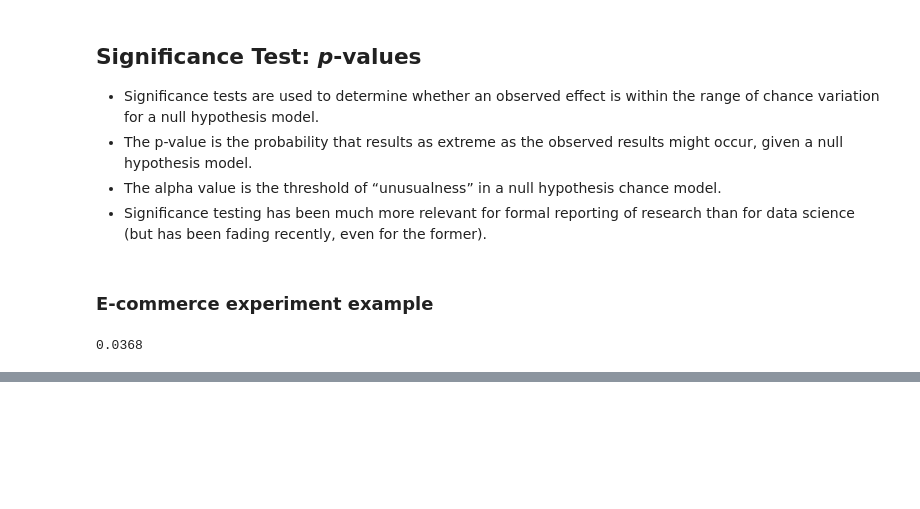
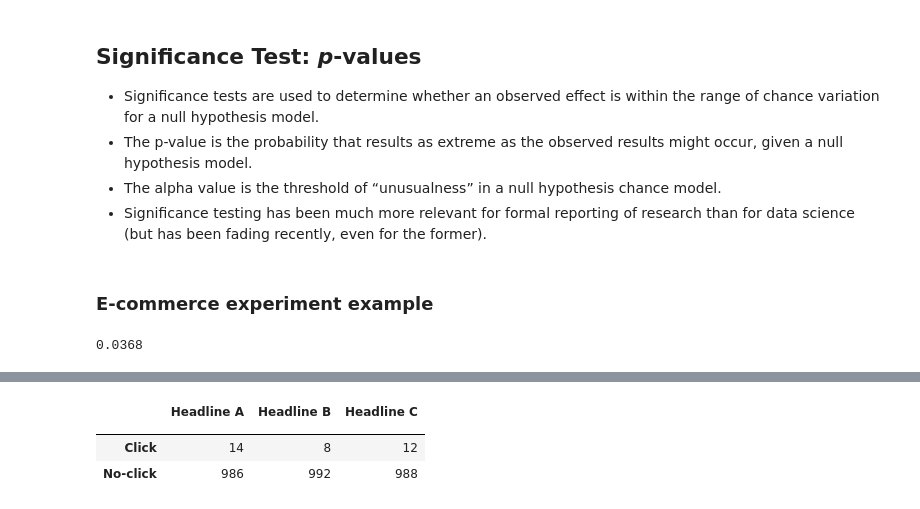
Before and after one commit to matuneville/practical-statistics-book, a Jupyter notebook: src/03-Stat_Experiments_&_Significance_Testing/chapter_03_py.ipynb, the cells around one changed output, grey strips where cells are left out. Cells and saved outputs as stored; diff of their text form; code cells hidden in the pictures; blank space fills up the shorter version.

```diff
--- a/src/03-Stat_Experiments_&_Significance_Testing/chapter_03_py.ipynb
+++ b/src/03-Stat_Experiments_&_Significance_Testing/chapter_03_py.ipynb
@@ -161,0 +232,14 @@ Taking a 0.05 threshold value (_alpha_), our _p_-value was greater, and we canno
+# %%
+obs_web_stats = pd.DataFrame({
+    '': ['Click', 'No-click'],
+    'Headline A': [14, 986],
+    'Headline B': [8, 992],
+    'Headline C': [12, 988]
+})
+obs_web_stats.set_index('', inplace=True)
+obs_web_stats
+# %% [output]
+|  | Headline A | Headline B | Headline C |
+|  |  |  |  |
+| Click | 14 | 8 | 12 |
+| No-click | 986 | 992 | 988 |
```
Also changed, not shown: parts of 28 cells of this notebook.
